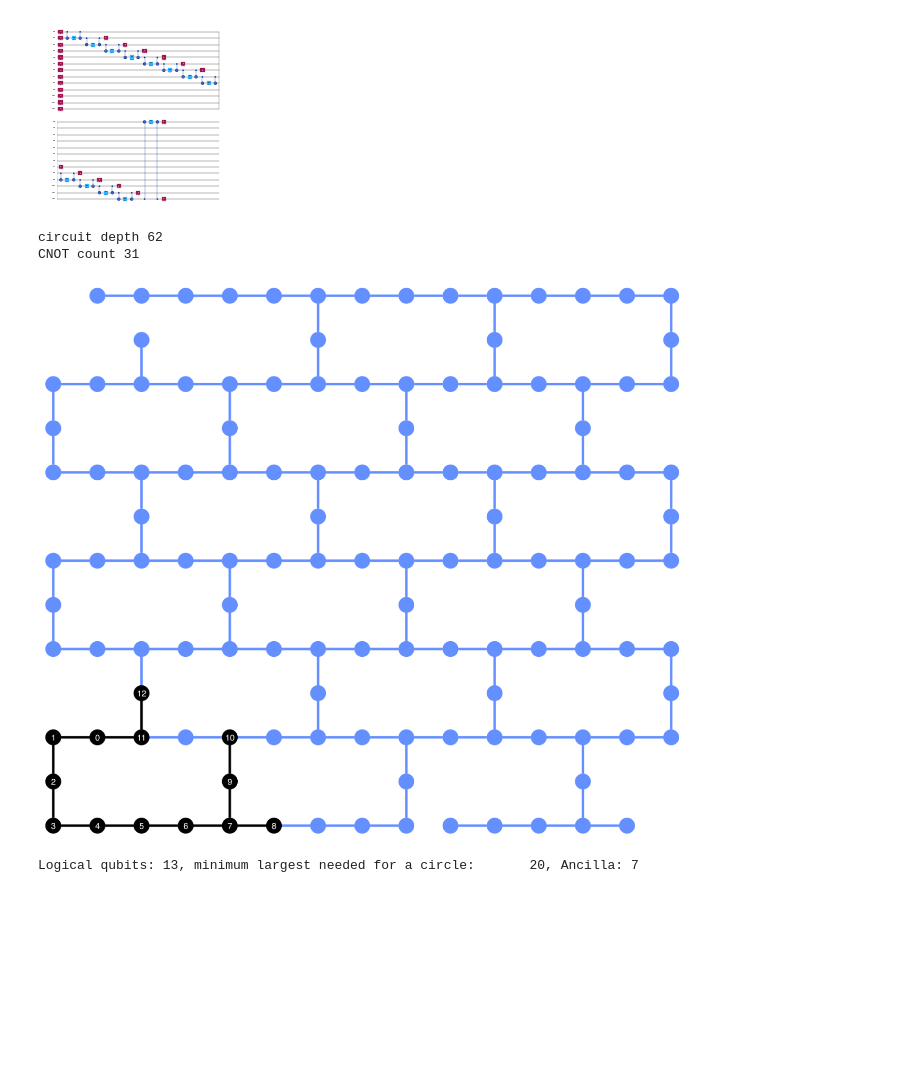
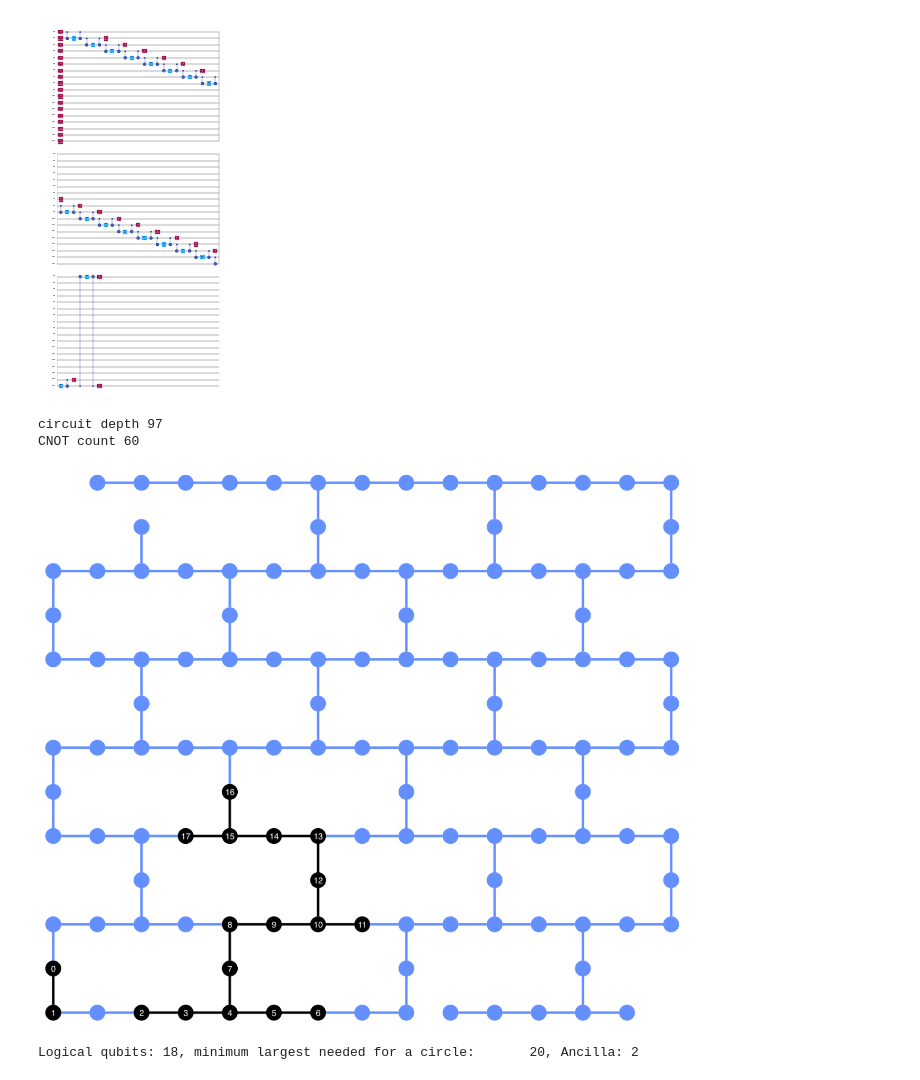
Before and after one commit to rohansrikumar/IBM-qiskit-hackathon-WoQ-2025, a Jupyter notebook: ACLM for QAOA.ipynb, the cells around one changed output. Saved outputs shown, nothing was run; the diff lists cells and outputs as text; code cells hidden in the pictures; blank space fills up the shorter version.

```diff
--- a/ACLM for QAOA.ipynb
+++ b/ACLM for QAOA.ipynb
@@ -31,18 +31,18 @@ def qaoa_ising_periodic(n, gamma, beta):
 # %%
 backend= fk.FakeWashingtonV2()
 cm = CouplingMap(backend.configuration().coupling_map)
 
 # Problem parameters
-n = 13  # Logical problem size
+n = 18  # Logical problem size
 gamma = 0.8
 beta = 0.4
 
 
 # Create QAOA Circuit
 qc = qaoa_ising_periodic(n, gamma, beta).decompose()
 qc.draw('mpl',scale=0.1)
 # %% [output]
-[figure, old version]
+[figure, new version]
 # %%
 pass_manager = generate_preset_pass_manager(
         optimization_level=2,
@@ -56,9 +56,9 @@ print("circuit depth",transpiled_circ.depth())
 print("CNOT count",transpiled_circ.count_ops().get("cx", 0))
 plot_circuit_layout(transpiled_circ, backend)
 # %% [output]
-circuit depth 62
-CNOT count 31
+circuit depth 97
+CNOT count 60
-[figure, old version]
+[figure, new version]
 # %%
 
 
@@ -108,7 +108,7 @@ cycle = find_best_cycle(cm, n)
 layout_dict = {qc.qubits[i]: cycle[i] for i in range(n)}
 layout_cyclic = Layout(layout_dict)
 # %% [output]
-Logical qubits: 13, minimum largest needed for a circle:       20, Ancilla: 7
+Logical qubits: 18, minimum largest needed for a circle:       20, Ancilla: 2
 # %%
 pass_manager = generate_preset_pass_manager(
         optimization_level=2,
```
Also changed, not shown: parts of 1 cell of this notebook.
